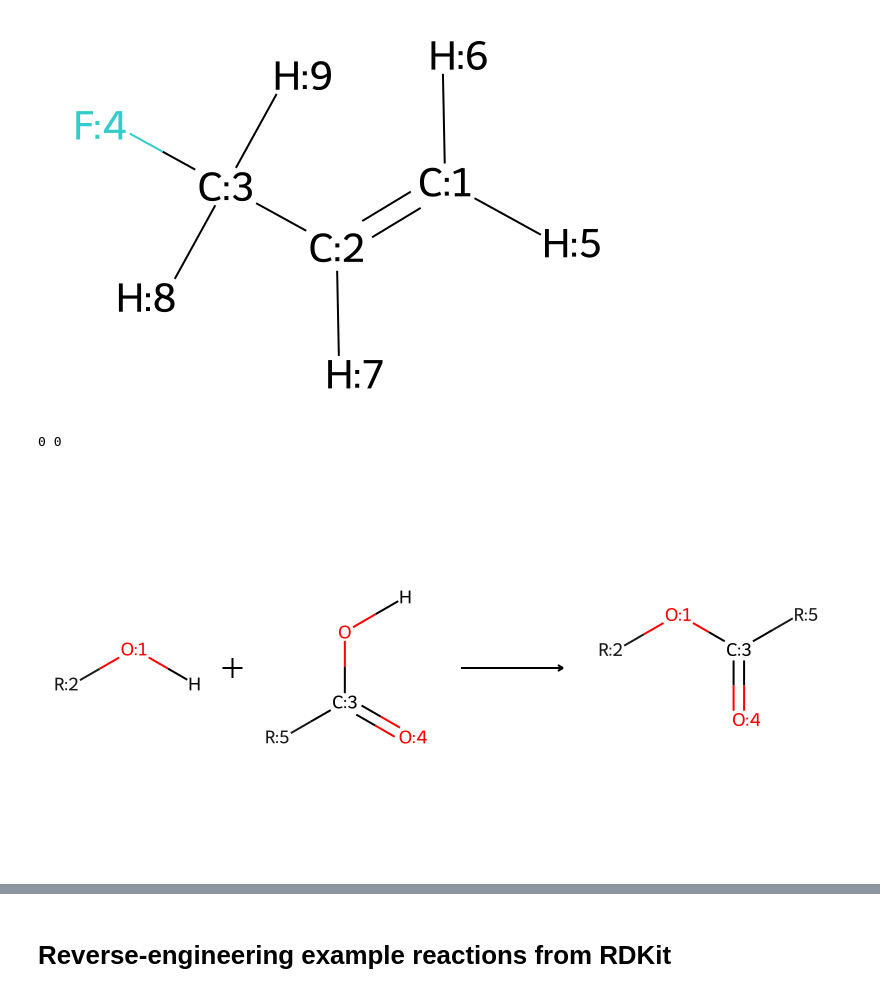
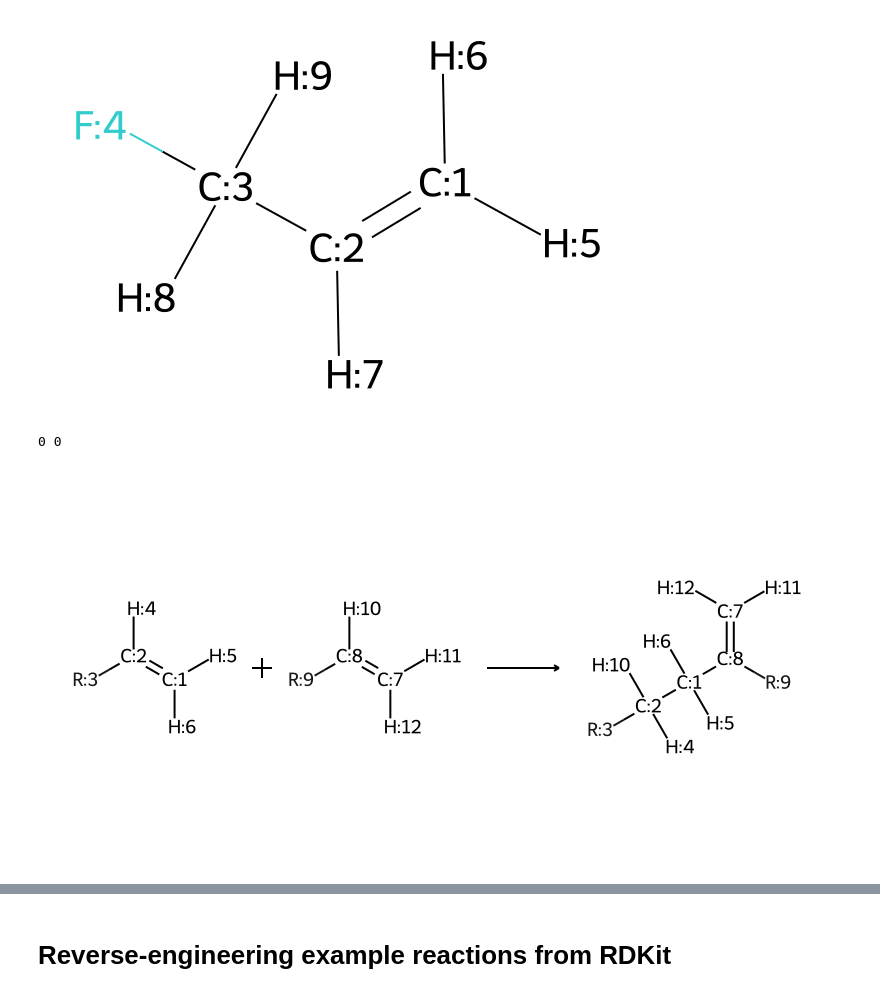
Before and after one commit to timbernat/NREL_polymers, a Jupyter notebook: reaction_def.ipynb, the cells around one changed output, grey strips where cells are left out. Drawn from its saved outputs; the diff is of its cells as text; code cells hidden in the pictures.

```diff
--- a/reaction_def.ipynb
+++ b/reaction_def.ipynb
@@ -397,15 +280,15 @@ for sm in smiles:
 [figure]
 [figure]
 # %%
-rxn = reactions.AnnotatedReaction.from_rxnfile(RXN_FILES_PATH / 'ester.rxn')
+rxn = reactions.AnnotatedReaction.from_rxnfile(RXN_FILES_PATH / 'vinyl.rxn')
 rxn.Initialize()
 num_warnings, num_errors = rxn.Validate()
 
 print(num_warnings, num_errors)
 display(rxn)
 # %% [output]
 0 0
-[figure, old version]
+[figure, new version]
 # %%
 from polymerist.rdutils.reactions import reactors
 
```
Also changed, not shown: parts of 9 cells of this notebook.
